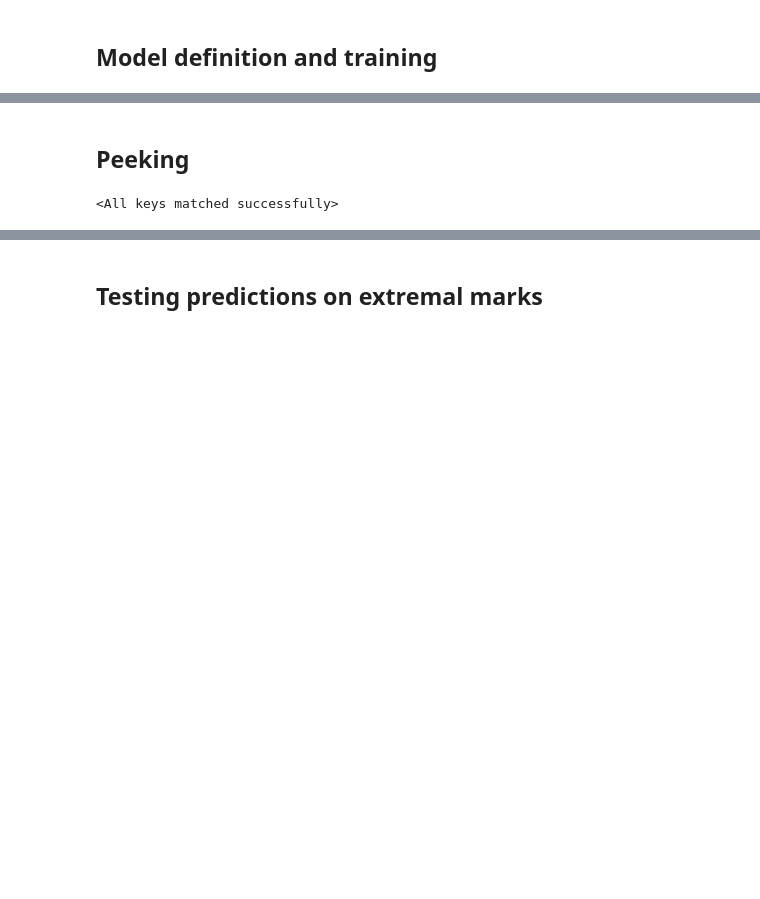
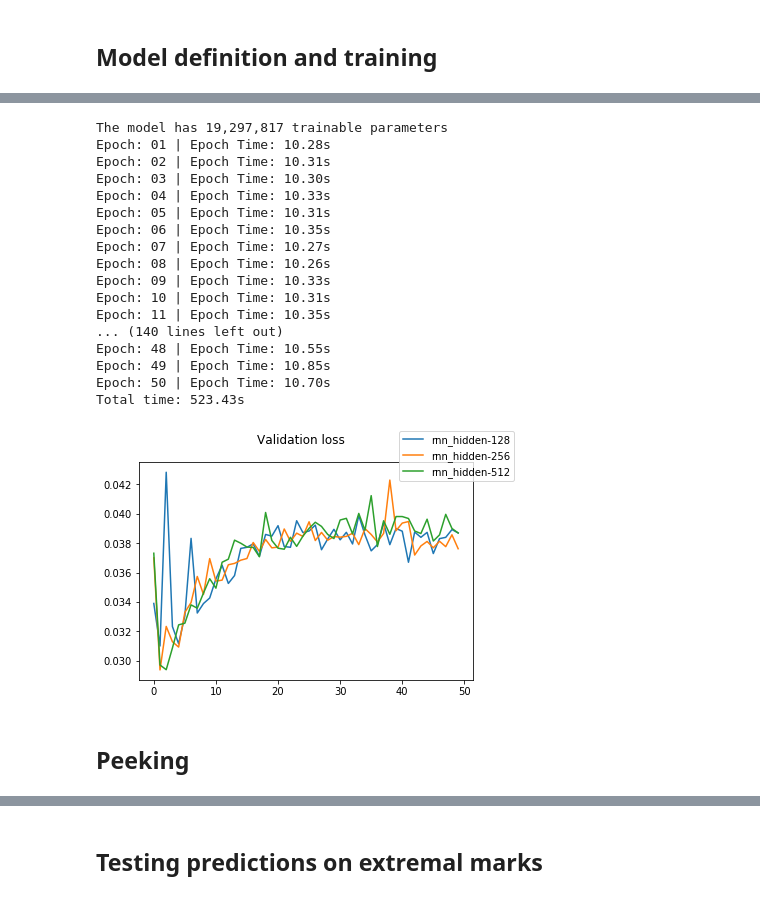
Before and after one commit to chillax9000/mltrain, a Jupyter notebook: src/nntraining/pytorch/notebooks/cine_fr/sentiment_analysis.ipynb, the cells around one changed output, grey strips where cells are left out. Cells and saved outputs as stored; diff of their text form; code cells hidden in the pictures; blank space fills up the shorter version.

Commit message:
boilerplate for train

```diff
--- a/src/nntraining/pytorch/notebooks/cine_fr/sentiment_analysis.ipynb
+++ b/src/nntraining/pytorch/notebooks/cine_fr/sentiment_analysis.ipynb
@@ -99,2 +89,0 @@ model.embedding.weight.data[PAD_IDX] = torch.zeros(EMBEDDING_DIM)
-# %%
-criterion = torch.nn.MSELoss()
@@ -104,5 +106,6 @@ criterion = criterion.to(device)
 # %%
-optimizer = torch.optim.Adam(model.parameters())
+# model, criterion = pseudo_init(model, torch.nn.MSELoss(), learn_embedding_param=False)
+# optimizer = torch.optim.Adam(model.parameters())
 # %%
 def output_to_pred(output):
     return (output * 10).round() / 2
@@ -151,4 +154,12 @@ def evaluate(model, iterator, criterion):
             epoch_acc += acc.item()
 
     return epoch_loss / len(iterator), epoch_acc / len(iterator)
+# %%
+class TrainInfo:
+    def __init__(self):
+        self.valid = collections.defaultdict(lambda: [])
+        self.train = collections.defaultdict(lambda: [])
+
+    def save(self):
+        pass
 # %%
@@ -195,3 +223,49 @@ Total time: 156.35s
+# %%
+train_sets = []
+
+for hidden_dim in [128, 256, 512]:
+    train_sets.append(TrainSet(
+        model=RNN(N_VOCAB, EMBEDDING_DIM, HIDDEN_DIM, OUTPUT_DIM, dropout=DROPOUT, pad_idx=PAD_IDX),
+        name=f"rnn_hidden-{hidden_dim}",
+        iter_train=iter_train,
+        iter_valid=iter_valid,
+        fun_optimizer=torch.optim.Adam,
+        fun_criterion=torch.nn.MSELoss,
+        fun_train=train,
+        fun_eval=evaluate,
+        n_epochs=50
+    ))
+# %%
+fig, ax = plt.subplots()
+for train_set in train_sets:
+    train_set.init()
+    train_info = train_set.do_training()
+
+    #ax_train = ax.plot(list(range(train_set.n_epochs)), train_info.train["loss"], label="train")
+    ax_valid = ax.plot(list(range(train_set.n_epochs)), train_info.valid["loss"],
+                       label=f"{train_set.name}")
+fig.legend()
+fig.suptitle("Validation loss")
+plt.savefig(f"loss_valid.png")
+# %% [output]
+The model has 19,297,817 trainable parameters
+Epoch: 01 | Epoch Time: 10.28s
+Epoch: 02 | Epoch Time: 10.31s
+Epoch: 03 | Epoch Time: 10.30s
+Epoch: 04 | Epoch Time: 10.33s
+Epoch: 05 | Epoch Time: 10.31s
+Epoch: 06 | Epoch Time: 10.35s
+Epoch: 07 | Epoch Time: 10.27s
+Epoch: 08 | Epoch Time: 10.26s
+Epoch: 09 | Epoch Time: 10.33s
+Epoch: 10 | Epoch Time: 10.31s
+Epoch: 11 | Epoch Time: 10.35s
+... (140 lines left out)
+Epoch: 48 | Epoch Time: 10.55s
+Epoch: 49 | Epoch Time: 10.85s
+Epoch: 50 | Epoch Time: 10.70s
+Total time: 523.43s
+[figure, added]
 # %% [markdown]
 ## Peeking
 # %%
@@ -210,9 +284,7 @@ def predict_tokens(tokens, model):
 def predict(sentence, model):
     return predict_tokens(list(map(str, nlp.tokenizer(sentence))), model)
 # %%
-model.load_state_dict(torch.load('best_model.pt'))
+model.load_state_dict(torch.load('.pt'))
-# %% [output]
-<All keys matched successfully>
 # %%
 predict("Du temps perdu.", model), \
 predict("Un très bon film, à voir avec toute la famille.", model)
```
Also changed, not shown: parts of 14 cells of this notebook.
